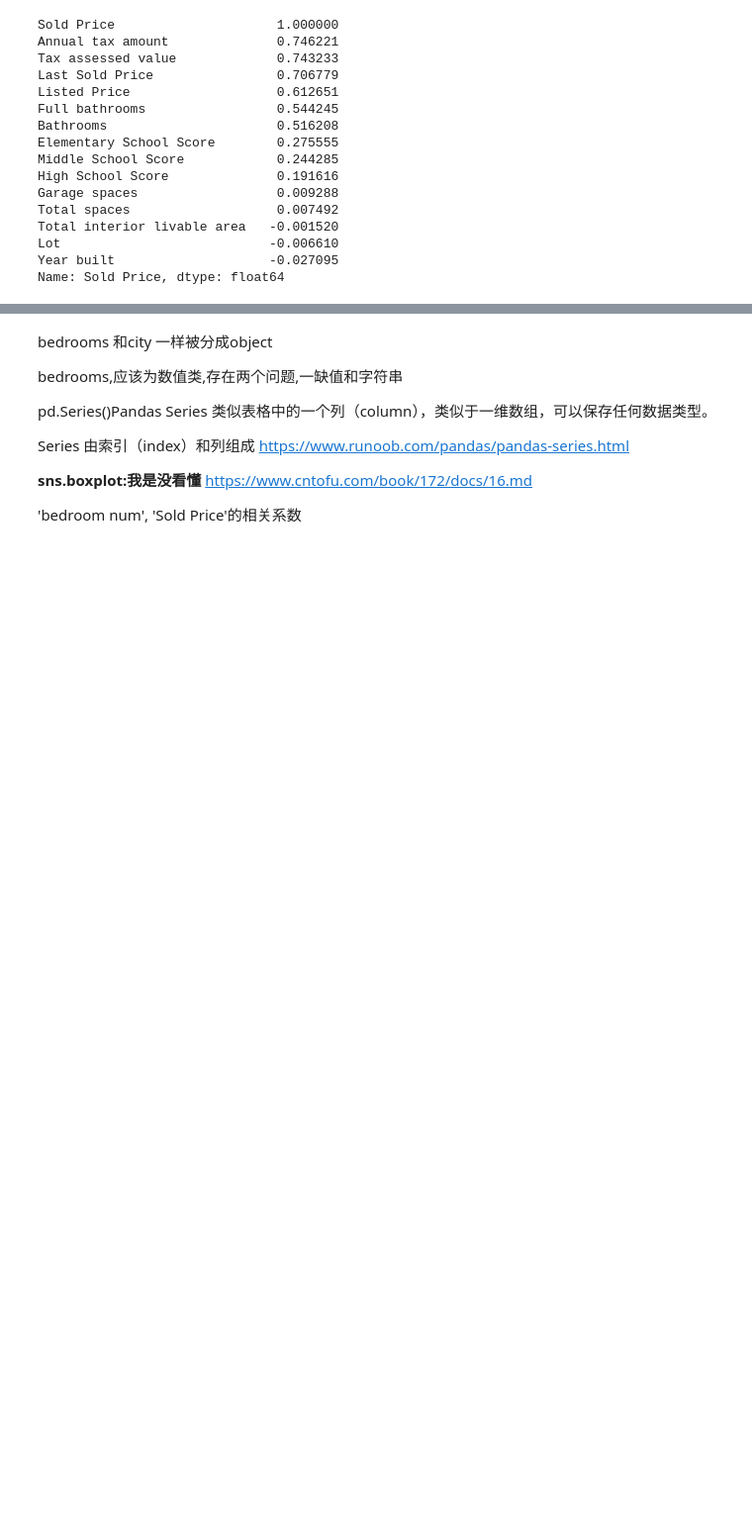
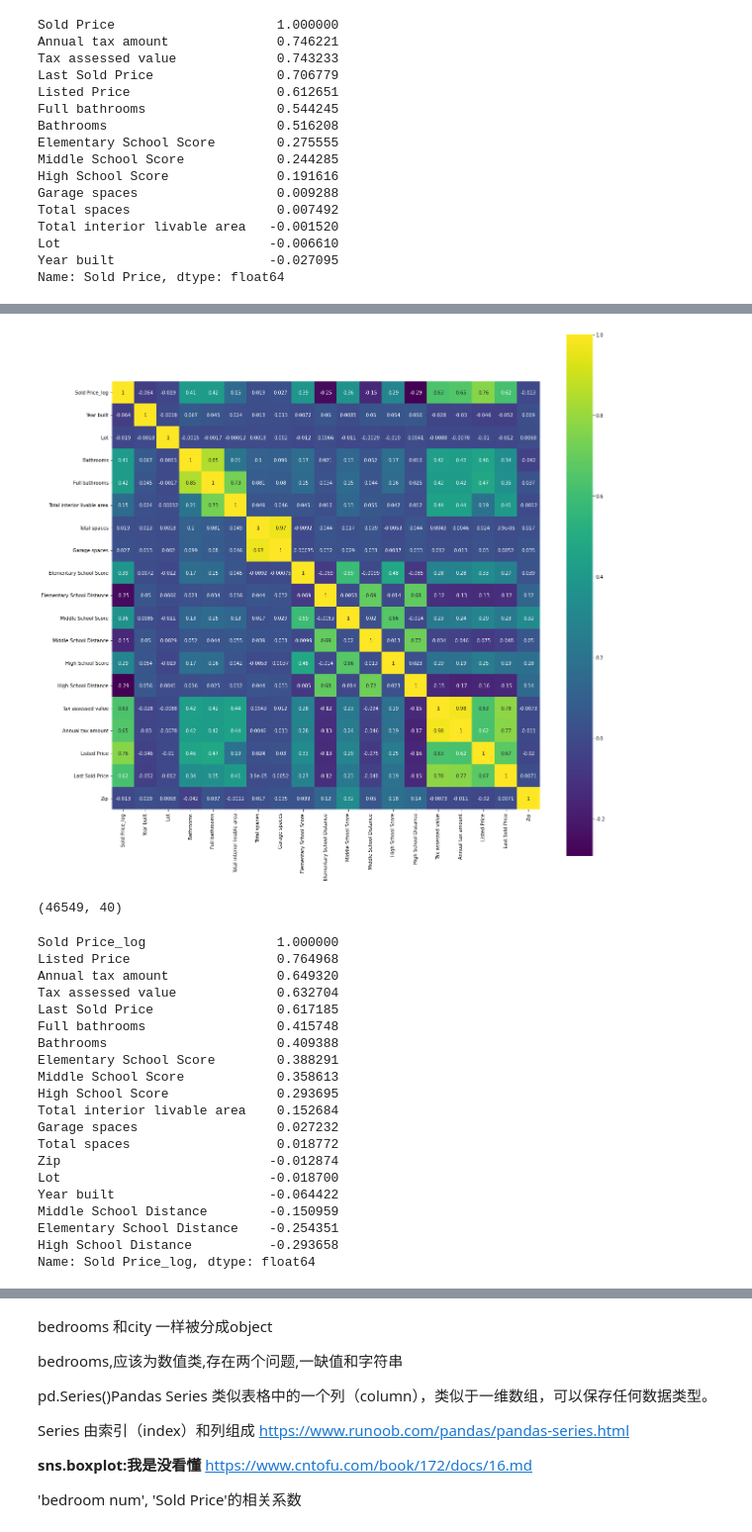
Before and after one commit to 2714830587-xh/CLRS-GG, a Jupyter notebook: Dive_to.ipynb, the cells around one changed output, grey strips where cells are left out. Shown at 99% size. Cells and saved outputs as stored; diff of their text form; code cells hidden in the pictures; blank space fills up the shorter version.

```diff
--- a/Dive_to.ipynb
+++ b/Dive_to.ipynb
@@ -2791,0 +2882,34 @@ State                2
+# %%
+train_copy=train_copy.rename(columns={'Sold Price':'Sold Price_log'})
+transformed_corr=train_copy.corr()
+colormap = plt.cm.viridis#就是选个颜色条
+plt.figure(figsize = (20,20))
+sns.heatmap(transformed_corr, square = True, cmap = colormap,
+            linecolor = 'white', annot = True)
+plt.show()
+print(train_copy.shape)
+transformed_correlation=train_copy.corr()
+transformed_correlation['Sold Price_log'].sort_values(ascending=False)#看15行加.head(15)
+# %% [output]
+[figure, added]
+(46549, 40)
+Sold Price_log                 1.000000
+Listed Price                   0.764968
+Annual tax amount              0.649320
+Tax assessed value             0.632704
+Last Sold Price                0.617185
+Full bathrooms                 0.415748
+Bathrooms                      0.409388
+Elementary School Score        0.388291
+Middle School Score            0.358613
+High School Score              0.293695
+Total interior livable area    0.152684
+Garage spaces                  0.027232
+Total spaces                   0.018772
+Zip                           -0.012874
+Lot                           -0.018700
+Year built                    -0.064422
+Middle School Distance        -0.150959
+Elementary School Distance    -0.254351
+High School Distance          -0.293658
+Name: Sold Price_log, dtype: float64
```
Also changed, not shown: parts of 30 cells of this notebook.
